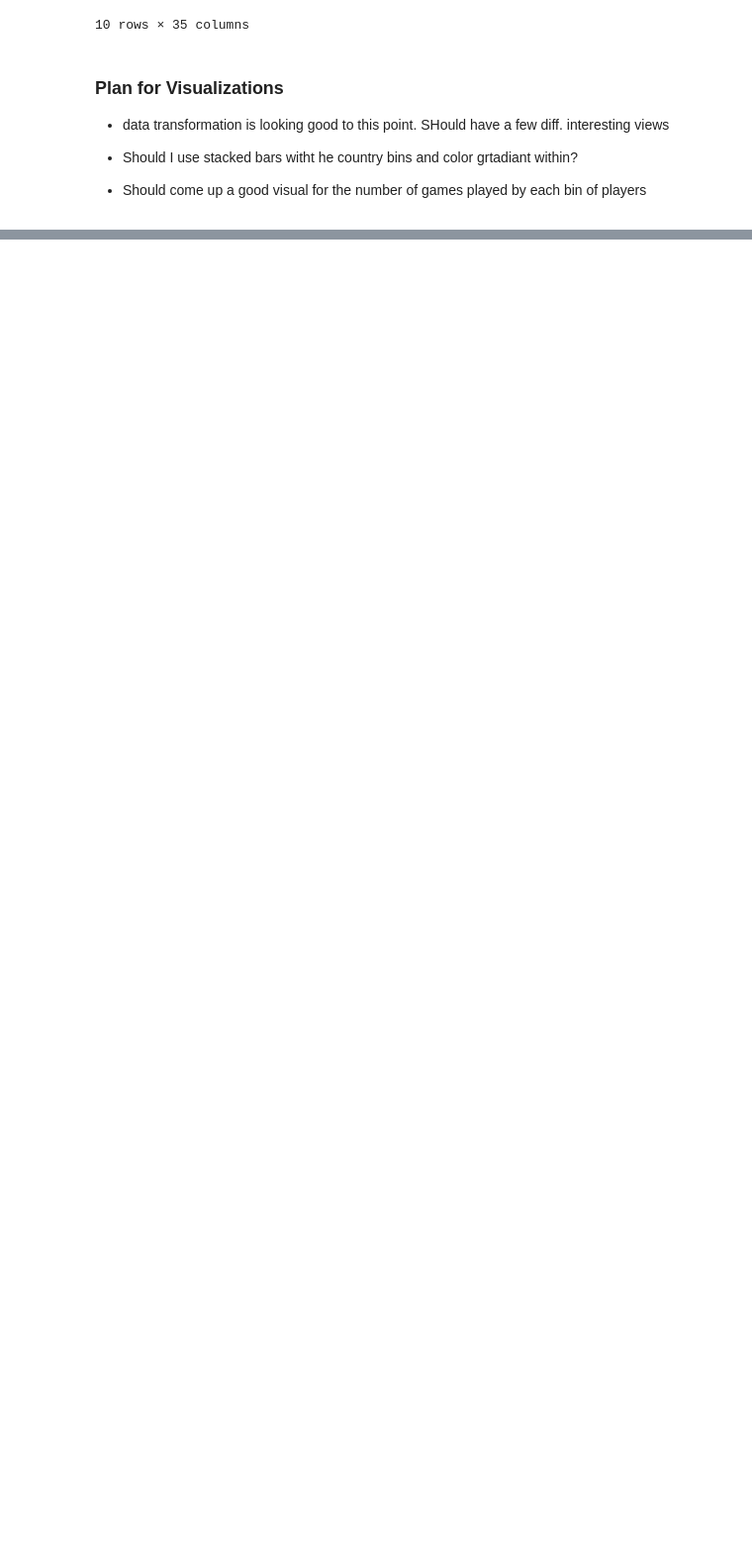
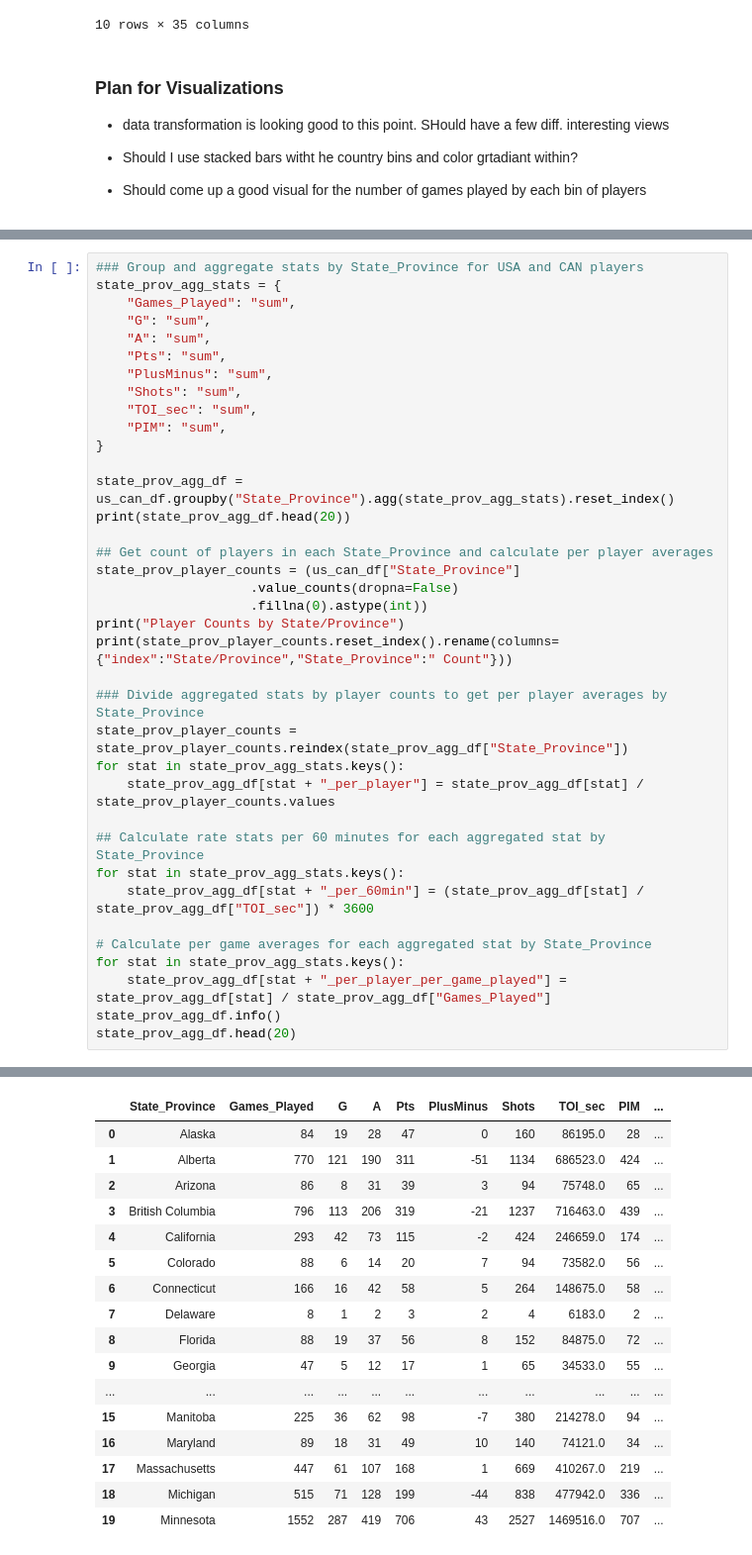
Before and after one commit to JSmith1826/college_hockey_2526, a Jupyter notebook: workbook/visualization_scripts/scoring_by_player_origin.ipynb, the cells around one changed output, grey strips where cells are left out. Shown at 99% size. Drawn from its saved outputs; the diff is of its cells as text; blank space fills up the shorter version.

```diff
--- a/workbook/visualization_scripts/scoring_by_player_origin.ipynb
+++ b/workbook/visualization_scripts/scoring_by_player_origin.ipynb
@@ -672,0 +790,38 @@ country_player_counts = (df["Country"]
+# %%
+### Group and aggregate stats by State_Province for USA and CAN players
+state_prov_agg_stats = {
+    "Games_Played": "sum",
+    "G": "sum",
+    "A": "sum",
+    "Pts": "sum",
+    "PlusMinus": "sum",
+    "Shots": "sum",
+    "TOI_sec": "sum",
+    "PIM": "sum",
+}
+
+state_prov_agg_df = us_can_df.groupby("State_Province").agg(state_prov_agg_stats).reset_index()
+print(state_prov_agg_df.head(20))
+
+## Get count of players in each State_Province and calculate per player averages
+state_prov_player_counts = (us_can_df["State_Province"]
+                    .value_counts(dropna=False)
+                    .fillna(0).astype(int))
+print("Player Counts by State/Province")
+print(state_prov_player_counts.reset_index().rename(columns={"index":"State/Province","State_Province":" Count"}))
+
+### Divide aggregated stats by player counts to get per player averages by State_Province
+state_prov_player_counts = state_prov_player_counts.reindex(state_prov_agg_df["State_Province"])
+for stat in state_prov_agg_stats.keys():
+    state_prov_agg_df[stat + "_per_player"] = state_prov_agg_df[stat] / state_prov_player_counts.values
+
+## Calculate rate stats per 60 minutes for each aggregated stat by State_Province
+for stat in state_prov_agg_stats.keys():
+    state_prov_agg_df[stat + "_per_60min"] = (state_prov_agg_df[stat] / state_prov_agg_df["TOI_sec"]) * 3600
+
+# Calculate per game averages for each aggregated stat by State_Province
+for stat in state_prov_agg_stats.keys():
+    state_prov_agg_df[stat + "_per_player_per_game_played"] = state_prov_agg_df[stat] / state_prov_agg_df["Games_Played"]
+state_prov_agg_df.info()
+state_prov_agg_df.head(20)
+# %% [output]
@@ -672,0 +845,17 @@ country_player_counts = (df["Country"]
+|  | State_Province | Games_Played | G | A | Pts | PlusMinus | Shots | TOI_sec | PIM | ... |
+| 0 | Alaska | 84 | 19 | 28 | 47 | 0 | 160 | 86195.0 | 28 | ... |
+| 1 | Alberta | 770 | 121 | 190 | 311 | -51 | 1134 | 686523.0 | 424 | ... |
+| 2 | Arizona | 86 | 8 | 31 | 39 | 3 | 94 | 75748.0 | 65 | ... |
+| 3 | British Columbia | 796 | 113 | 206 | 319 | -21 | 1237 | 716463.0 | 439 | ... |
+| 4 | California | 293 | 42 | 73 | 115 | -2 | 424 | 246659.0 | 174 | ... |
+| 5 | Colorado | 88 | 6 | 14 | 20 | 7 | 94 | 73582.0 | 56 | ... |
+| 6 | Connecticut | 166 | 16 | 42 | 58 | 5 | 264 | 148675.0 | 58 | ... |
+| 7 | Delaware | 8 | 1 | 2 | 3 | 2 | 4 | 6183.0 | 2 | ... |
+| 8 | Florida | 88 | 19 | 37 | 56 | 8 | 152 | 84875.0 | 72 | ... |
+| 9 | Georgia | 47 | 5 | 12 | 17 | 1 | 65 | 34533.0 | 55 | ... |
+| ... | ... | ... | ... | ... | ... | ... | ... | ... | ... | ... |
+| 15 | Manitoba | 225 | 36 | 62 | 98 | -7 | 380 | 214278.0 | 94 | ... |
+| 16 | Maryland | 89 | 18 | 31 | 49 | 10 | 140 | 74121.0 | 34 | ... |
+| 17 | Massachusetts | 447 | 61 | 107 | 168 | 1 | 669 | 410267.0 | 219 | ... |
+| 18 | Michigan | 515 | 71 | 128 | 199 | -44 | 838 | 477942.0 | 336 | ... |
+| 19 | Minnesota | 1552 | 287 | 419 | 706 | 43 | 2527 | 1469516.0 | 707 | ... |
```
Also changed, not shown: parts of 8 cells of this notebook.
